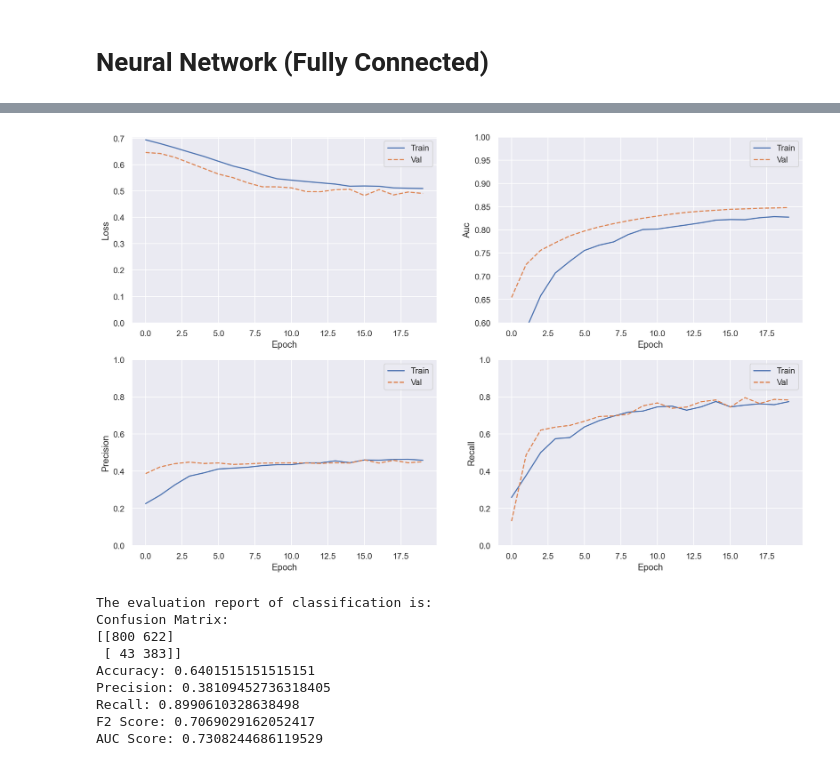
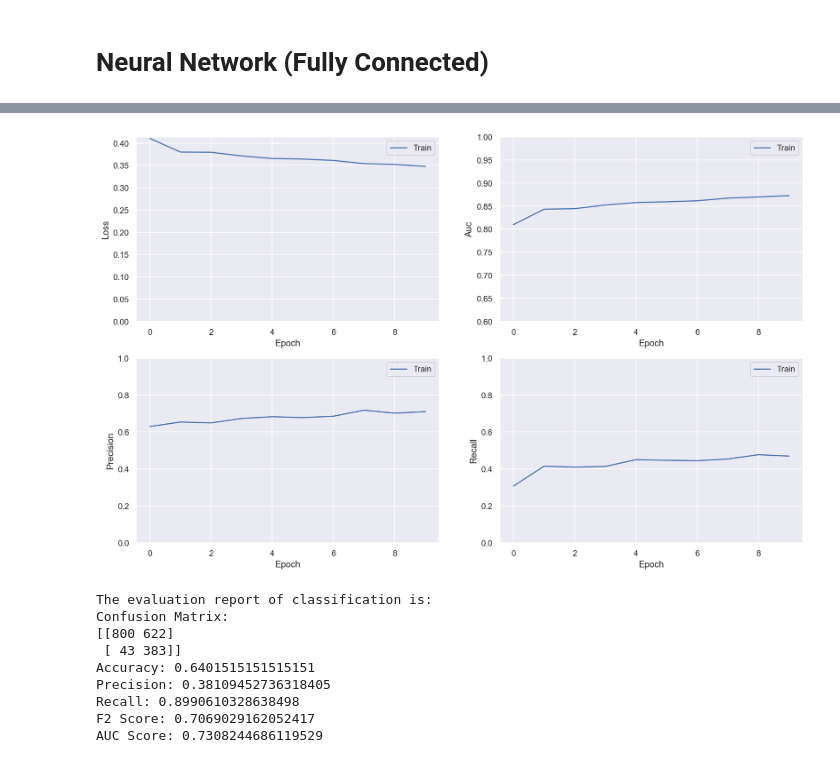
Before and after one commit to Fei-X/twitter_suicidal_tendency, a Jupyter notebook: DT_Ensemble_NN_yanjin.ipynb, the cells around one changed output, grey strips where cells are left out. Cells and saved outputs as stored; diff of their text form; code cells hidden in the pictures.

```diff
--- a/DT_Ensemble_NN_yanjin.ipynb
+++ b/DT_Ensemble_NN_yanjin.ipynb
@@ -240,28 +223,43 @@ def create_model(dropout_rate=0.1, neurons=128):
     )
 
     return model
+# %%
+batch_size = [32, 64, 128, 256]
+epoch = [10, 20, 30]
+dropout_rate = [0.1, 0.2, 0.3, 0.4, 0.5]
+neurons = [32, 64, 128, 256]
+
+total = len(data)
+pos = np.count_nonzero(data.iloc[:,-1])
+neg = total - pos
+
+weight_for_0 = (1 / neg) * (total) / 2.0
+weight_for_1 = (1 / pos) * (total) / 2.0
+
+class_weight = {0: weight_for_0, 1: weight_for_1}
+
+print('Weight for class 0: {:.2f}'.format(weight_for_0))
+print('Weight for class 1: {:.2f}'.format(weight_for_1))
 # %%
-model = keras.wrappers.scikit_learn.KerasClassifier(
-    build_fn = create_model,
+model = scikeras.wrappers.KerasClassifier(
+    model = create_model,
     verbose = 1,
 )
-
-batch_size = [32, 64, 128]
-epoch = [10, 20, 30]
-dropout_rate = [0.1, 0.2, 0.3, 0.4, 0.5]
-neurons = [32, 64, 128, 256]
 
 param_grid = dict(
     batch_size = batch_size,
     epochs = epoch,
     dropout_rate = dropout_rate,
-    neurons = neurons
+    neurons = neurons,
+    class_weight = [class_weight]
 )
 
 GS = model_selection.GridSearchCV(
     estimator = model,
     param_grid = param_grid,
+    scoring = 'roc_auc',
     n_jobs = -1,
+    refit = False,
     verbose = 4,
     cv = 5,
 )
@@ -306,15 +275,15 @@ GridSearchCV(cv=5,
 early_stopping = tf.keras.callbacks.EarlyStopping(
     monitor = 'val_auc',
     verbose = 1,
-    patience = 10,
+    patience = 3,
     mode = 'max',
     restore_best_weights = True
 )
 
 history = create_model(dropout_rate = GS.best_params_['dropout_rate'], neurons = GS.best_params_['neurons']).fit(
-    train_ds,
+    x = x_train, y = y_train
     batch_size = GS.best_params_['batch_size'],
-    validation_data = val_ds,
+    validation_split = 0.2,
     epochs = GS.best_params_['epochs'],
     callbacks = [early_stopping],
     class_weight = class_weight
@@ -340,24 +293,24 @@ Epoch 20/20
 # %%
 colors = plt.rcParams['axes.prop_cycle'].by_key()['color']
 metrics = ['loss', 'auc', 'precision', 'recall']
 
 plt.figure(figsize=(16, 10))
 for n, metric in enumerate(metrics):
     name = metric.replace("_"," ").capitalize()
     plt.subplot(2, 2, n+1)
     plt.plot(history.epoch, history.history[metric], color=colors[0], label='Train')
-    plt.plot(history.epoch, history.history['val_'+metric], color=colors[1], linestyle="--", label='Val')
+    # plt.plot(history.epoch, history.history['val_'+metric], color=colors[1], linestyle="--", label='Val')
     plt.xlabel('Epoch')
     plt.ylabel(name)
     if metric == 'loss':
         plt.ylim([0, plt.ylim()[1]])
     elif metric == 'auc':
         plt.ylim([0.6,1])
     else:
         plt.ylim([0,1])
     plt.legend()
 # %% [output]
-[figure, old version]
+[figure, new version]
 # %%
 # result = model.evaluate(test_ds, batch_size = 32, verbose = 0)
 y_pred_proba = dt_clf.predict_proba(x_test)
```
Also changed, not shown: parts of 12 cells of this notebook.
